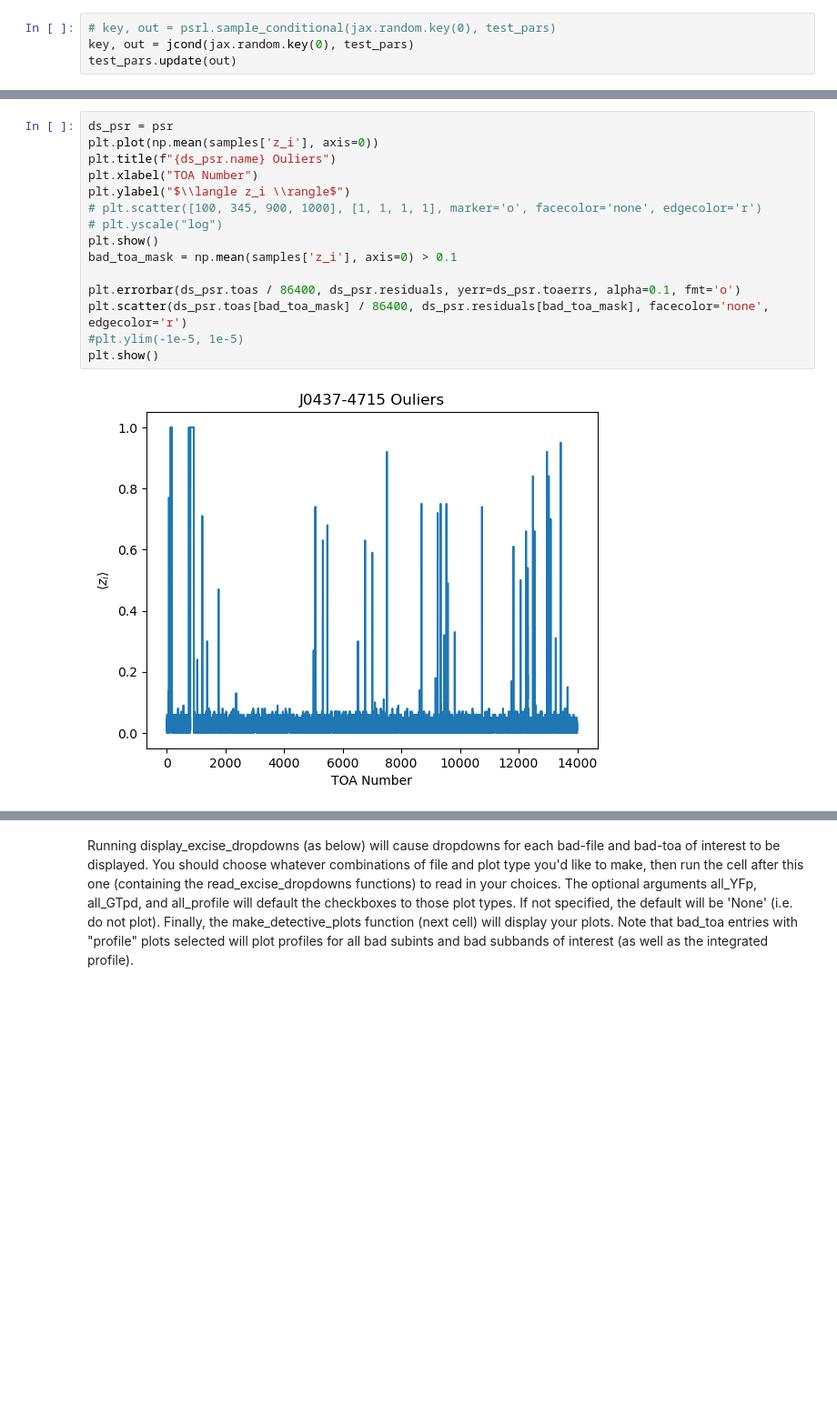
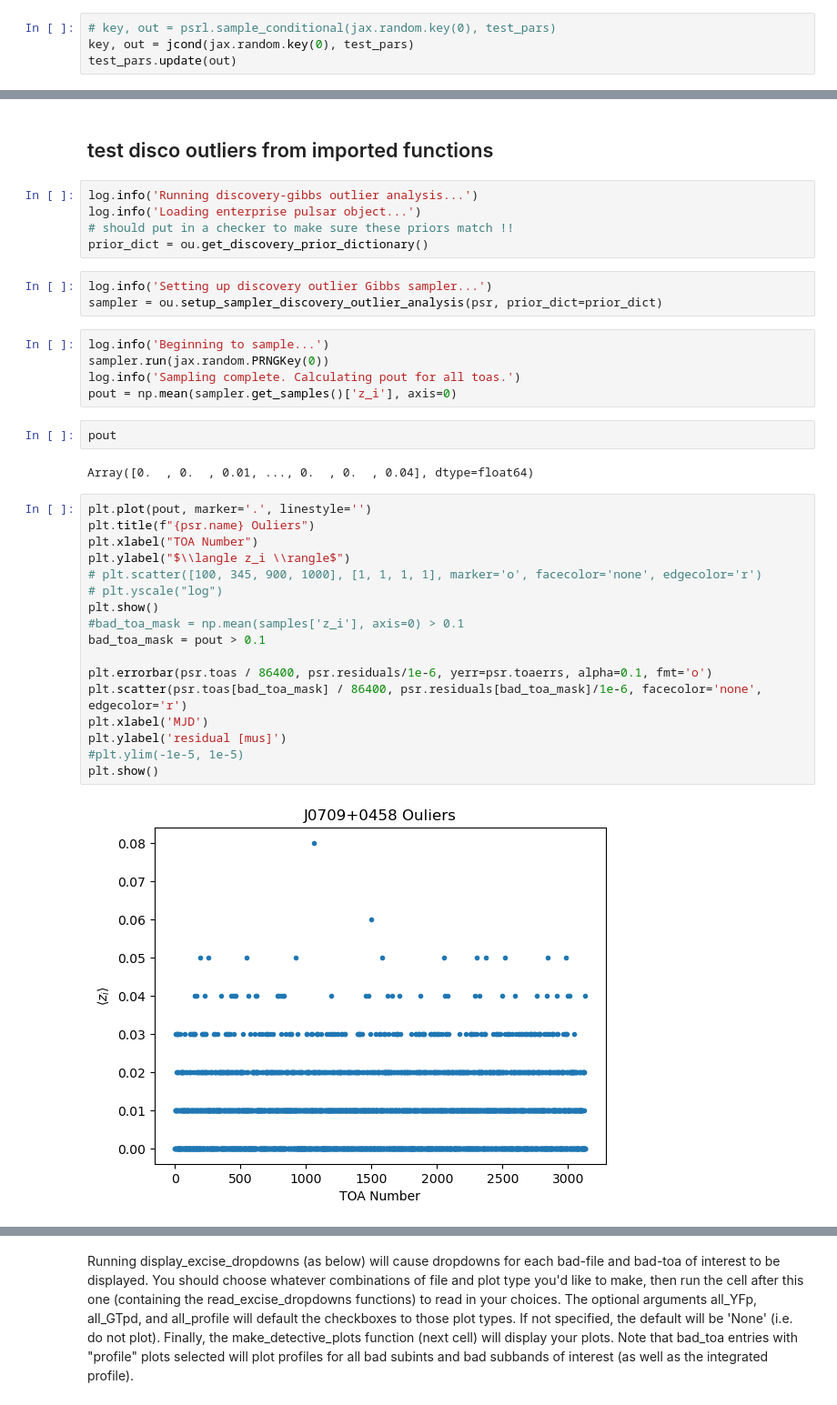
Before and after one commit to nanograv/pint_pal, a Jupyter notebook: nb_templates/toa_excision_discovery.ipynb, the cells around one changed output, grey strips where cells are left out. Shown: that part at 91% size. Drawn from its saved outputs; the diff is of its cells as text; blank space fills up the shorter version.

Commit message:
update toa_excision_discovery template nb

```diff
--- a/nb_templates/toa_excision_discovery.ipynb
+++ b/nb_templates/toa_excision_discovery.ipynb
@@ -197,17 +158,38 @@ Array(245, dtype=int64)
+# %% [markdown]
+## test disco outliers from imported functions
+# %%
+log.info('Running discovery-gibbs outlier analysis...')
+log.info('Loading enterprise pulsar object...')
+# should put in a checker to make sure these priors match !!
+prior_dict = ou.get_discovery_prior_dictionary()
+# %%
+log.info('Setting up discovery outlier Gibbs sampler...')
+sampler = ou.setup_sampler_discovery_outlier_analysis(psr, prior_dict=prior_dict)
+# %%
+log.info('Beginning to sample...')
+sampler.run(jax.random.PRNGKey(0))
+log.info('Sampling complete. Calculating pout for all toas.')
+pout = np.mean(sampler.get_samples()['z_i'], axis=0)
+# %%
+pout
+# %% [output]
+Array([0.  , 0.  , 0.01, ..., 0.  , 0.  , 0.04], dtype=float64)
 # %%
-ds_psr = psr
-plt.plot(np.mean(samples['z_i'], axis=0))
-plt.title(f"{ds_psr.name} Ouliers")
+plt.plot(pout, marker='.', linestyle='')
+plt.title(f"{psr.name} Ouliers")
 plt.xlabel("TOA Number")
 plt.ylabel("$\\langle z_i \\rangle$")
 # plt.scatter([100, 345, 900, 1000], [1, 1, 1, 1], marker='o', facecolor='none', edgecolor='r')
 # plt.yscale("log")
 plt.show()
-bad_toa_mask = np.mean(samples['z_i'], axis=0) > 0.1
+#bad_toa_mask = np.mean(samples['z_i'], axis=0) > 0.1
+bad_toa_mask = pout > 0.1
 
-plt.errorbar(ds_psr.toas / 86400, ds_psr.residuals, yerr=ds_psr.toaerrs, alpha=0.1, fmt='o')
-plt.scatter(ds_psr.toas[bad_toa_mask] / 86400, ds_psr.residuals[bad_toa_mask], facecolor='none', edgecolor='r')
+plt.errorbar(psr.toas / 86400, psr.residuals/1e-6, yerr=psr.toaerrs, alpha=0.1, fmt='o')
+plt.scatter(psr.toas[bad_toa_mask] / 86400, psr.residuals[bad_toa_mask]/1e-6, facecolor='none', edgecolor='r')
+plt.xlabel('MJD')
+plt.ylabel('residual [mus]')
 #plt.ylim(-1e-5, 1e-5)
 plt.show()
 # %% [output]
-[figure, old version]
+[figure, new version]
```
Also changed, not shown: parts of 46 cells of this notebook.
